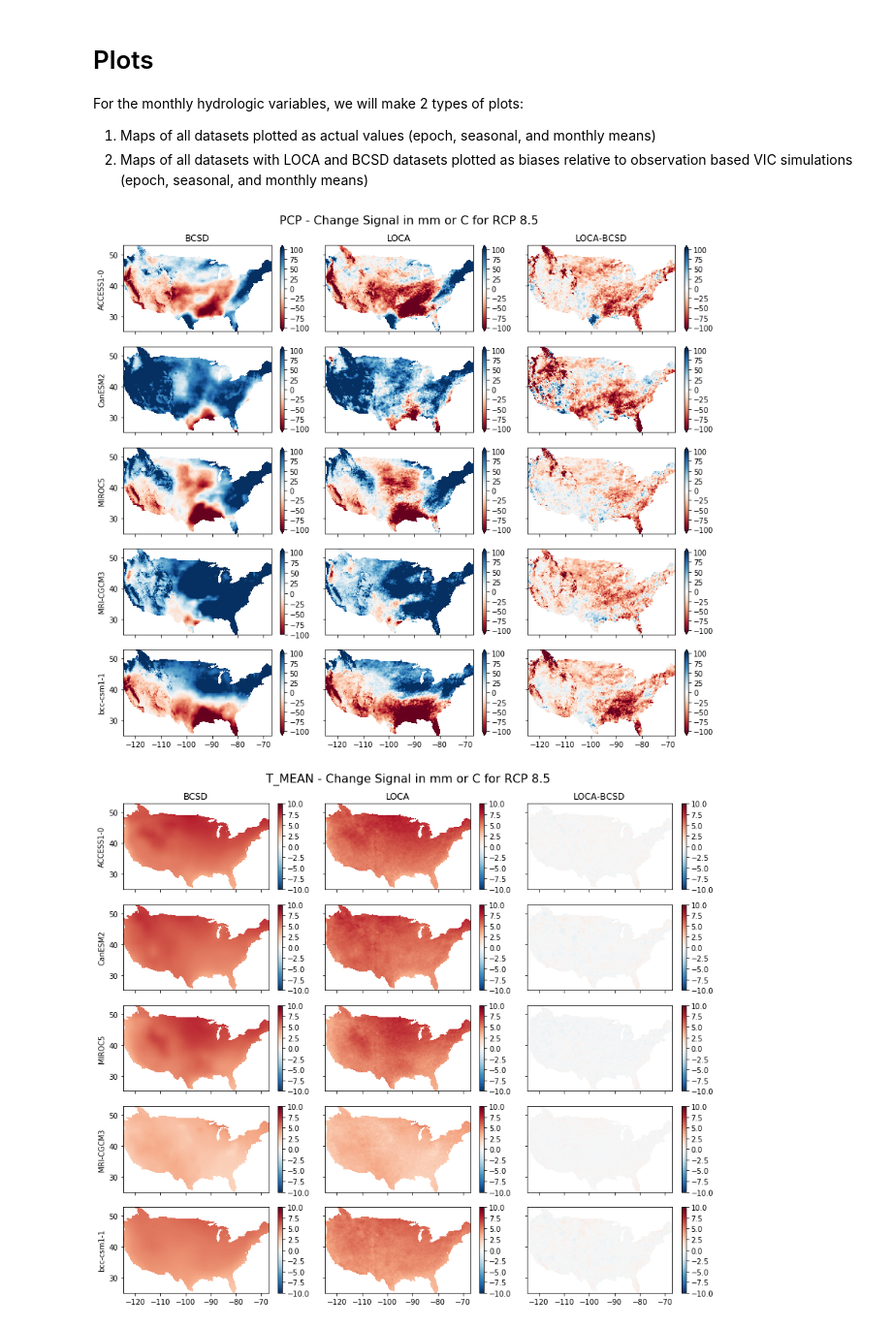
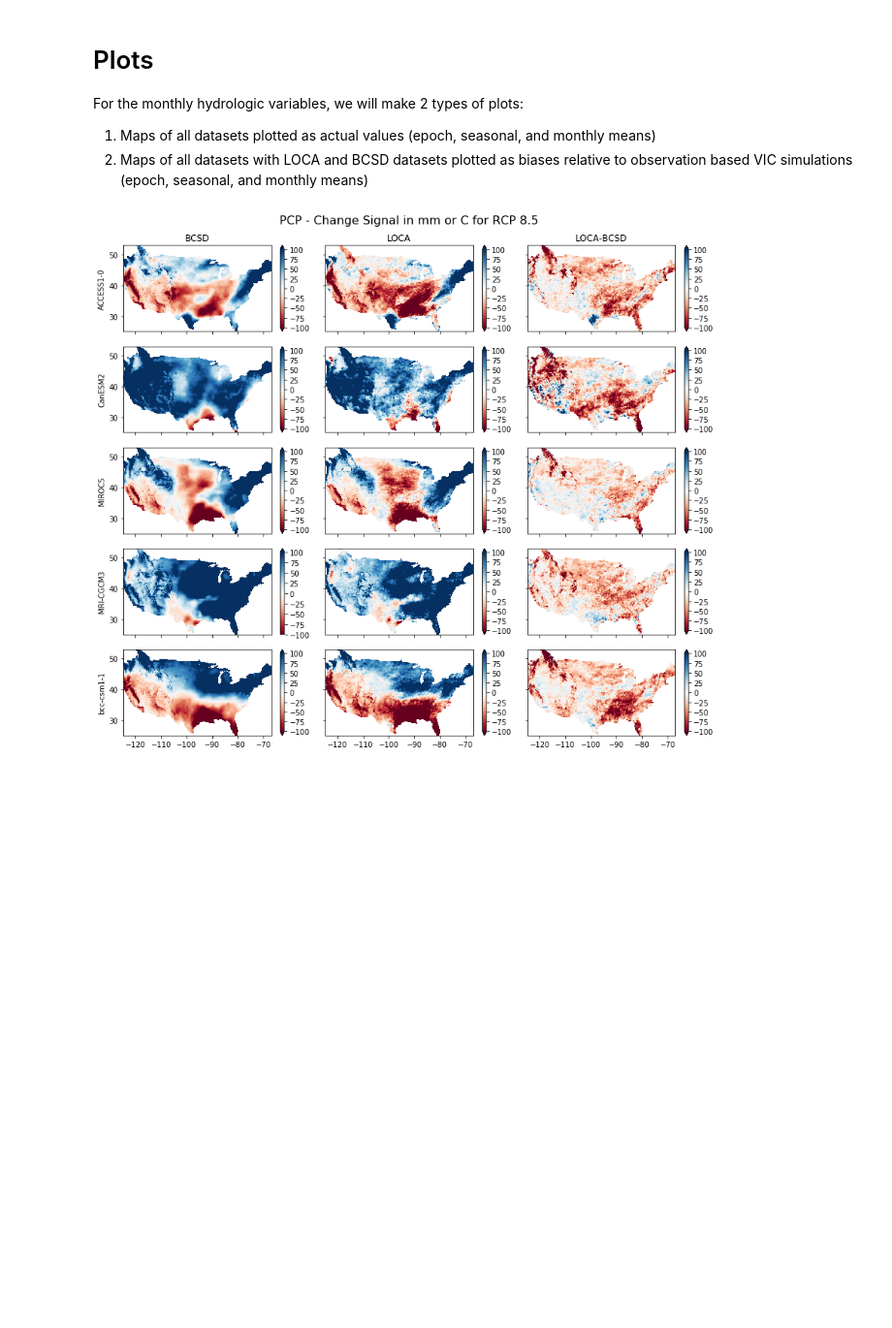
Before and after one commit to nmizukami/LOCA_Downscaling_Analysis, a Jupyter notebook: notebooks/prior_Aug2019/analysis_monthly_future_met_jav.ipynb, the cells around one changed output. Shown at 97% size. Drawn from its saved outputs; the diff is of its cells as text; code cells hidden in the pictures; blank space fills up the shorter version.

```diff
--- a/notebooks/prior_Aug2019/analysis_monthly_future_met_jav.ipynb
+++ b/notebooks/prior_Aug2019/analysis_monthly_future_met_jav.ipynb
@@ -60,6 +60,10 @@ models = ['ACCESS1-0', 'CanESM2','MIROC5', 'MRI-CGCM3','bcc-csm1-1'] #current 5
 # models = ['ACCESS1-0','CanESM2','CCSM4','CNRM-CM5','MIROC5','MRI-CGCM3','NorESM1-M']  #ones that have extreme stats
 
 #see future hydro for future notes
+
+read_cache = True
+# cache_dir = os.environ['TMPDIR']
+cache_dir = '/glade/u/home/jvano/scratch/'
 # %%
 from dask.distributed import Client
 client = Client(scheduler_file=os.path.join(os.environ['HOME'], 'scheduler_file.json'))
@@ -98,15 +102,13 @@ rcp8_data = {}
 if read_cache:
     for key in ['loca', 'bcsd']:
         hist_data[key] = xr.open_mfdataset(
-            os.path.join(os.environ['TMPDIR'], f'monthly_cmip_met_hist.{key}_*.nc'),
+            os.path.join(cache_dir, f'monthly_cmip_met_hist.{key}_*.nc'),
             concat_dim='gcm', chunks={'time': 72})
         rcp4_data[key] = xr.open_mfdataset(
-            os.path.join(os.environ['TMPDIR'], f'monthly_cmip_met_rcp4.{key}_*.nc'),
+            os.path.join(cache_dir, f'monthly_cmip_met_rcp4.{key}_*.nc'),
             concat_dim='gcm', chunks={'time': 72})
         rcp8_data[key] = xr.open_mfdataset(
-            os.path.join(os.environ['TMPDIR'], f'monthly_cmip_met_rcp8.{key}_*.nc'),
+            os.path.join(cache_dir, f'monthly_cmip_met_rcp8.{key}_*.nc'),
             concat_dim='gcm', chunks={'time': 72})
-print("read from path")
-os.path.join(os.environ['TMPDIR'])
 # %% [output]
 read from path
@@ -133,9 +135,8 @@ Data variables:
     institution:        NCAR, USACE, USBR
     SurfSgnConvention:  Traditional)])
 # %%
-# hist_epoch = slice('1969-01-01', '1999-12-31')
-hist_epoch = slice('1969-10-01', '1999-09-30')  #WY
-futr_epoch = slice('2069-10-01', '2099-09-30')
+hist_epoch = slice('1970-01-01', '1999-12-31')
+futr_epoch = slice('2070-01-01', '2099-12-31')
 
 mask = hist_data['bcsd']['t_mean'].isel(gcm=0, time=0).squeeze().notnull()
 
@@ -367,8 +368,9 @@ if make_fig:
 models = ['ACCESS1-0', 'CanESM2','MIROC5', 'MRI-CGCM3','bcc-csm1-1'] #current 5
 gcmnum = 'gcm5'  #TODO GET GCM NUMBER IN TITLE
 
-met_vars = ['pcp', 't_mean']
+# met_vars = ['pcp', 't_mean']
 
+met_vars = ['pcp']
 
 # models = ['ACCESS1-0', 'CanESM2', 'MIROC5', 'MRI-CGCM3', 'bcc-csm1-1', 'bcc-csm1-1-m', 'CCSM4',
 #           'CESM1-BGC', 'CMCC-CM', 'GISS-E2-R', 'HadGEM2-CC', 'HadGEM2-ES', 'inmcm4', 'IPSL-CM5A-MR',
@@ -390,7 +392,7 @@ diff2_kws = {False: {'pcp': {'vmin': -75, 'vmax': 75, 'cmap': 'RdBu'}, 't_mean':
              True: {'pcp': {'vmin': -15, 'vmax': 15, 'cmap': 'RdBu'}}}
 
 # for pct in [True, False]:
-for pct in [False, True]:
+for pct in [False]:
     for var in met_vars:
 
 
@@ -405,33 +407,32 @@ for pct in [False, True]:
 
                 bcsd_diff = calc_change(hist_means['bcsd'][var].sel(gcm=model), ds_dict['bcsd'][var].sel(gcm=model), pct=pct)
                 loca_diff = calc_change(hist_means['loca'][var].sel(gcm=model), ds_dict['loca'][var].sel(gcm=model), pct=pct)
 
                 ax = axes[row, 0]
                 bcsd_diff.plot.pcolormesh(ax=ax, add_labels=False, **diff_kws[pct][var])
                 if row == 0:
                     ax.set_title('BCSD')
                 ax.set_ylabel(model)
 
                 ax = axes[row, 1]
                 loca_diff.plot.pcolormesh(ax=ax, add_labels=False, **diff_kws[pct][var])
                 if row == 0:
                     ax.set_title('LOCA')
 #                     ax.set_title(rcp)
 
                 ax = axes[row, 2]
                 (loca_diff - bcsd_diff).plot.pcolormesh(ax=ax, add_labels=False, **diff_kws[pct][var])
                 if row == 0:
                     ax.set_title('LOCA-BCSD')
 
         if pct:
             title = var.upper() + " - difference (%) in Change Signal)"
             unit_str = 'pct'
         else:
             unit_str = 'unit'
             title = var.upper() +  " - Change Signal in mm or C for %s" %rcp  #change so ok for T
         fig.suptitle(title, fontsize=16, y=1.02)
         fig.tight_layout()
-        fig.savefig(f'/glade/u/home/jvano/workdir/loca_figs/{gcmnum}_diff2_{var}_{unit_str}_{rcp}_monthly_future_met_change_30WYs.png', dpi=300, bbox_inches='tight')
+        fig.savefig(f'/glade/u/home/jvano/workdir/loca_figs/{gcmnum}_diff2_{var}_{unit_str}_{rcp}_mon_future_met_change.png', dpi=300, bbox_inches='tight')
 # %% [output]
-[figure, old version]
+[figure, new version]
-[figure, removed]
```
Also changed, not shown: parts of 6 cells of this notebook, 12 other files.
